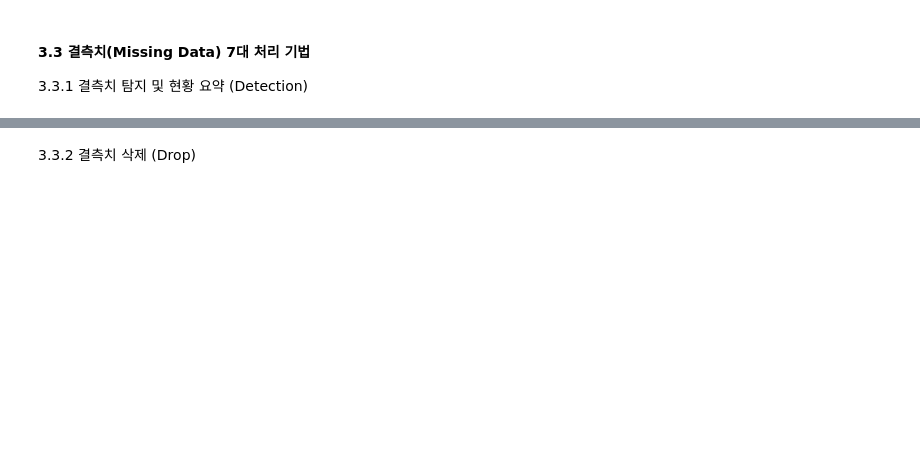
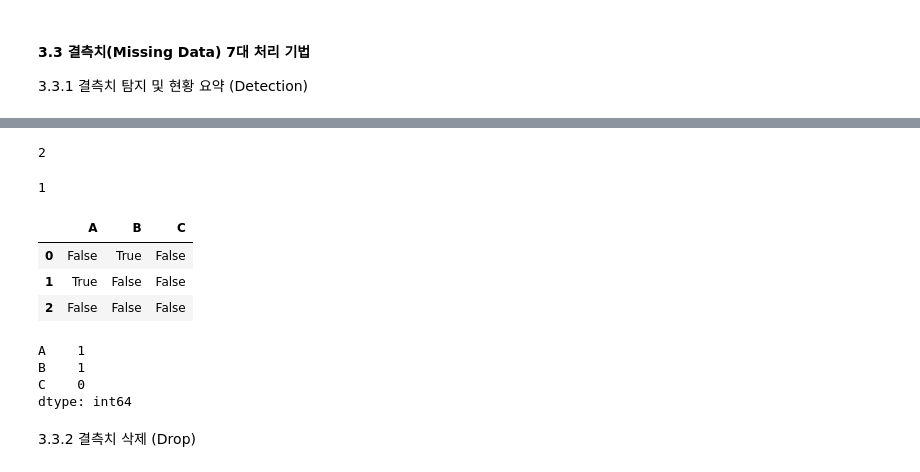
Before and after one commit to yonggyo1125/ax_study, a Jupyter notebook: 04_MACHINE_LEARNING/src/04_machine_learning/chapter01/special/pandas_practice.ipynb, the cells around one changed output, grey strips where cells are left out. Cells and saved outputs as stored; diff of their text form; code cells hidden in the pictures; blank space fills up the shorter version.

```diff
--- a/04_MACHINE_LEARNING/src/04_machine_learning/chapter01/special/pandas_practice.ipynb
+++ b/04_MACHINE_LEARNING/src/04_machine_learning/chapter01/special/pandas_practice.ipynb
@@ -155,0 +247,8 @@ query() 필터링
+# %%
+import numpy as np
+
+# 결측치 - np.nan, pd.NA, NONE
+
+raw_df = pd.DataFrame({'A': [1, np.nan, 3], 'B': [pd.NA, 5, 6], 'C': [7, 8, 9]})
+
+raw_df.info()
@@ -156,2 +266,24 @@ query() 필터링
+# %%
+True + True
+# %% [output]
+2
+# %%
+False + 1
+# %% [output]
+1
+# %%
+raw_df.isna()
+# %% [output]
+|  | A | B | C |
+| 0 | False | True | False |
+| 1 | True | False | False |
+| 2 | False | False | False |
+# %%
+raw_df.isna().sum()
+# %% [output]
+A    1
+B    1
+C    0
+dtype: int64
 # %% [markdown]
 3.3.2 결측치 삭제 (Drop)
```
Also changed, not shown: parts of 31 cells of this notebook.
